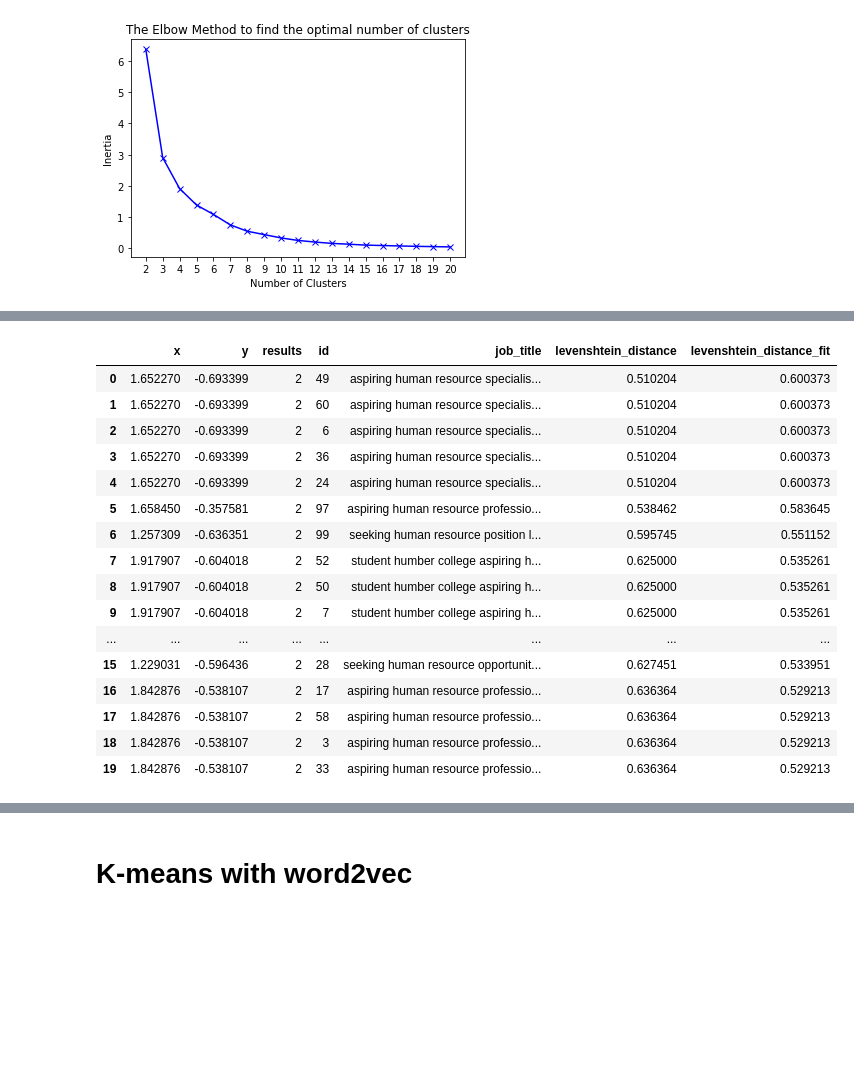
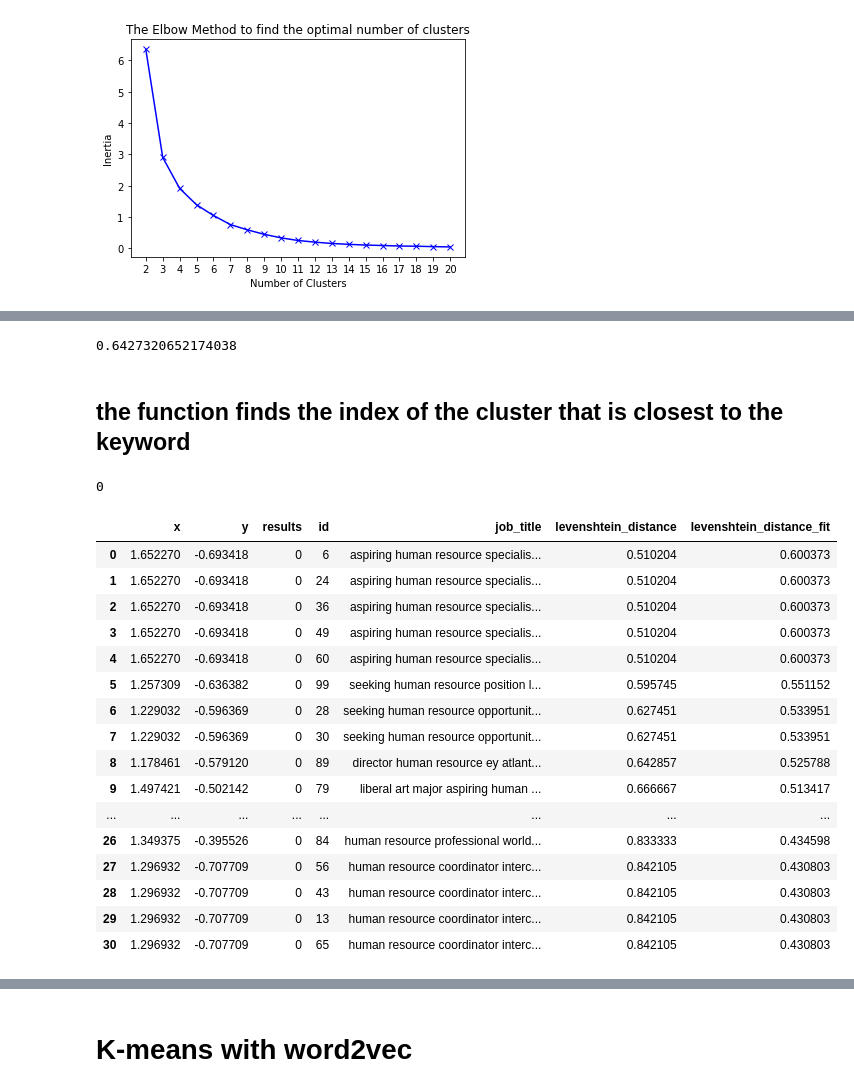
Before and after one commit to Siyuan-Zhu/w7WNIT3dSHMq0VtQ, a Jupyter notebook: Project_3.ipynb, the cells around one changed output, grey strips where cells are left out. Cells and saved outputs as stored; diff of their text form; code cells hidden in the pictures; blank space fills up the shorter version.

```diff
--- a/Project_3.ipynb
+++ b/Project_3.ipynb
@@ -708,7 +721,7 @@ For n_clusters = 20 The average silhouette_score is : 0.5658507884762944
 
 pipe_preprocessing = pipeline(est1 = CountVectorizer(lowercase = False))
 
-pipe_predictor = pipeline2(est2 = KMeans(n_clusters = 3))
+pipe_predictor = pipeline2(est2 = KMeans(n_clusters = 5))
 
 pipe_kmeans_cv = pipeline3(pipeline = pipe_preprocessing, pipeline2 = pipe_predictor)
 
@@ -751,28 +801,59 @@ plot_scatter(df = results, keyword = keywords_preprocessed, title = 'KMeans Clus
+# %%
+keywords_preprocessed = pipe_kmeans_cv['preprocessor'].transform([string_keyword])
+
+avg_distance_gau_0 = euclidean_distance(df = results.loc[results.results == 0], keyword =  keywords_preprocessed).euclidean_distance.mean()
+
+avg_distance_gau_0
+# %% [output]
+0.6427320652174038
+# %% [markdown]
+## the function finds the index of the cluster that is closest to the keyword
+# %%
+
+def Find_Min_avg_distance_cluster(results, keywords_preprocessed):
+    for i in range(len(results.results.unique())):
+        total_distances_avg = []
+        total_distances_avg.append(euclidean_distance(df = results.loc[results.results == i], keyword =  keywords_preprocessed).euclidean_distance.mean())
+
+    min_value = min(total_distances_avg)
+    min_index = total_distances_avg.index(min_value)
+    return min_index
+# %%
+# get the id of the closest cluster
+results = results_df(preprocessing = preprocessed_data, predictions = predicted_labels)
+
+keywords_preprocessed = pipe_kmeans_cv['preprocessor'].transform([string_keyword])
+
+min_distance_cluster_id = Find_Min_avg_distance_cluster(results = results,keywords_preprocessed = keywords_preprocessed)
+
+min_distance_cluster_id
+# %% [output]
+0
 # %%
-# Apply the function that calculates the Levenshtain distance
+# Apply the function that calculates the Levenshtain distance for the closest cluster
 
-results_k_mean_levenshtein_cv = levenshtein_distance(df = results, string =  string_keyword)
-# See the results
+results_k_mean_levenshtein_cv = levenshtein_distance(df = results.loc[results.results == min_distance_cluster_id], string =  string_keyword)
+# See the results (with only the cloest cluster)
 
-results_k_mean_levenshtein_cv.head(20)
+results_k_mean_levenshtein_cv
 # %% [output]
 |  | x | y | results | id | job_title | levenshtein_distance | levenshtein_distance_fit |
-| 0 | 1.652270 | -0.693399 | 2 | 49 | aspiring human resource specialis... | 0.510204 | 0.600373 |
-| 1 | 1.652270 | -0.693399 | 2 | 60 | aspiring human resource specialis... | 0.510204 | 0.600373 |
-| 2 | 1.652270 | -0.693399 | 2 | 6 | aspiring human resource specialis... | 0.510204 | 0.600373 |
-| 3 | 1.652270 | -0.693399 | 2 | 36 | aspiring human resource specialis... | 0.510204 | 0.600373 |
-| 4 | 1.652270 | -0.693399 | 2 | 24 | aspiring human resource specialis... | 0.510204 | 0.600373 |
-| 5 | 1.658450 | -0.357581 | 2 | 97 | aspiring human resource professio... | 0.538462 | 0.583645 |
-| 6 | 1.257309 | -0.636351 | 2 | 99 | seeking human resource position l... | 0.595745 | 0.551152 |
-| 7 | 1.917907 | -0.604018 | 2 | 52 | student humber college aspiring h... | 0.625000 | 0.535261 |
-| 8 | 1.917907 | -0.604018 | 2 | 50 | student humber college aspiring h... | 0.625000 | 0.535261 |
-| 9 | 1.917907 | -0.604018 | 2 | 7 | student humber college aspiring h... | 0.625000 | 0.535261 |
+| 0 | 1.652270 | -0.693418 | 0 | 6 | aspiring human resource specialis... | 0.510204 | 0.600373 |
+| 1 | 1.652270 | -0.693418 | 0 | 24 | aspiring human resource specialis... | 0.510204 | 0.600373 |
+| 2 | 1.652270 | -0.693418 | 0 | 36 | aspiring human resource specialis... | 0.510204 | 0.600373 |
+| 3 | 1.652270 | -0.693418 | 0 | 49 | aspiring human resource specialis... | 0.510204 | 0.600373 |
+| 4 | 1.652270 | -0.693418 | 0 | 60 | aspiring human resource specialis... | 0.510204 | 0.600373 |
+| 5 | 1.257309 | -0.636382 | 0 | 99 | seeking human resource position l... | 0.595745 | 0.551152 |
+| 6 | 1.229032 | -0.596369 | 0 | 28 | seeking human resource opportunit... | 0.627451 | 0.533951 |
+| 7 | 1.229032 | -0.596369 | 0 | 30 | seeking human resource opportunit... | 0.627451 | 0.533951 |
+| 8 | 1.178461 | -0.579120 | 0 | 89 | director human resource ey atlant... | 0.642857 | 0.525788 |
+| 9 | 1.497421 | -0.502142 | 0 | 79 | liberal art major aspiring human ... | 0.666667 | 0.513417 |
 | ... | ... | ... | ... | ... | ... | ... | ... |
-| 15 | 1.229031 | -0.596436 | 2 | 28 | seeking human resource opportunit... | 0.627451 | 0.533951 |
-| 16 | 1.842876 | -0.538107 | 2 | 17 | aspiring human resource professio... | 0.636364 | 0.529213 |
-| 17 | 1.842876 | -0.538107 | 2 | 58 | aspiring human resource professio... | 0.636364 | 0.529213 |
-| 18 | 1.842876 | -0.538107 | 2 | 3 | aspiring human resource professio... | 0.636364 | 0.529213 |
-| 19 | 1.842876 | -0.538107 | 2 | 33 | aspiring human resource professio... | 0.636364 | 0.529213 |
+| 26 | 1.349375 | -0.395526 | 0 | 84 | human resource professional world... | 0.833333 | 0.434598 |
+| 27 | 1.296932 | -0.707709 | 0 | 56 | human resource coordinator interc... | 0.842105 | 0.430803 |
+| 28 | 1.296932 | -0.707709 | 0 | 43 | human resource coordinator interc... | 0.842105 | 0.430803 |
+| 29 | 1.296932 | -0.707709 | 0 | 13 | human resource coordinator interc... | 0.842105 | 0.430803 |
+| 30 | 1.296932 | -0.707709 | 0 | 65 | human resource coordinator interc... | 0.842105 | 0.430803 |
 # %%
 # Get the coordenates for the keyword ("Aspiring Human Resources")
 
```
Also changed, not shown: parts of 17 cells of this notebook.
